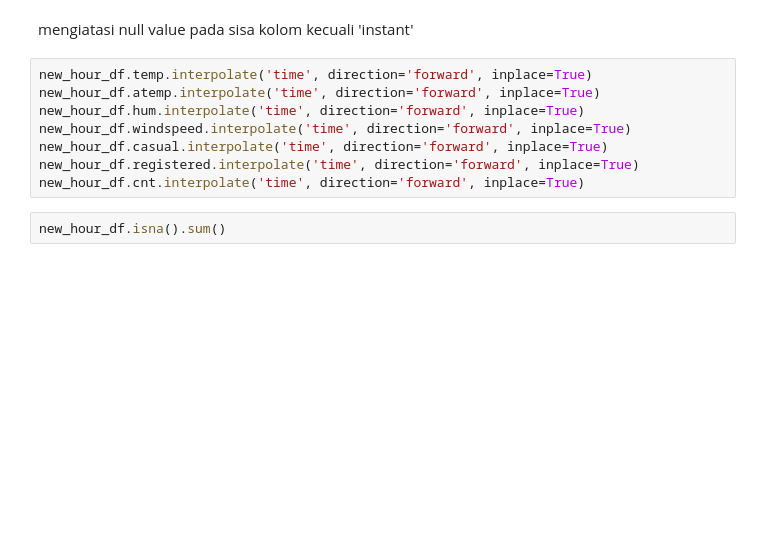
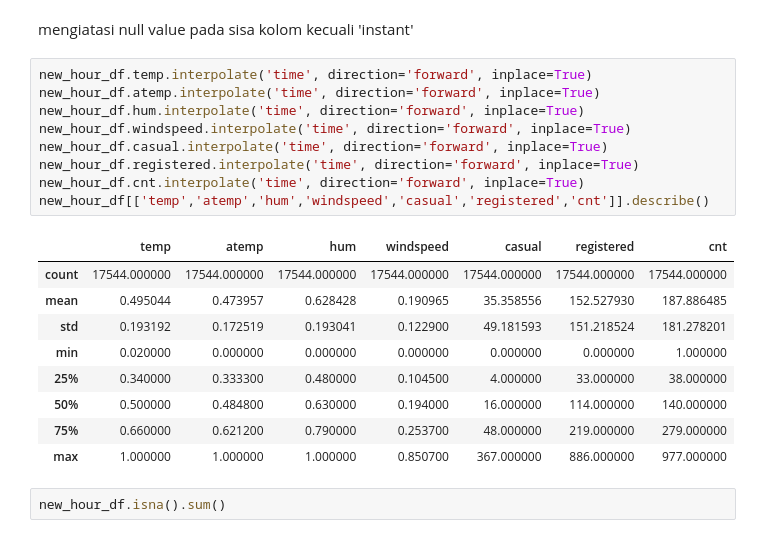
Before and after one commit to yunama47/dashboard-app, a Jupyter notebook: bike-sharing-analysis.ipynb, the cells around one changed output. Drawn from its saved outputs; the diff is of its cells as text; blank space fills up the shorter version.

```diff
--- a/bike-sharing-analysis.ipynb
+++ b/bike-sharing-analysis.ipynb
@@ -259,11 +293,22 @@ mengiatasi null value pada sisa kolom kecuali 'instant'
 # %%
 new_hour_df.temp.interpolate('time', direction='forward', inplace=True)
 new_hour_df.atemp.interpolate('time', direction='forward', inplace=True)
 new_hour_df.hum.interpolate('time', direction='forward', inplace=True)
 new_hour_df.windspeed.interpolate('time', direction='forward', inplace=True)
 new_hour_df.casual.interpolate('time', direction='forward', inplace=True)
 new_hour_df.registered.interpolate('time', direction='forward', inplace=True)
 new_hour_df.cnt.interpolate('time', direction='forward', inplace=True)
+new_hour_df[['temp','atemp','hum','windspeed','casual','registered','cnt']].describe()
+# %% [output]
+|  | temp | atemp | hum | windspeed | casual | registered | cnt |
+| count | 17544.000000 | 17544.000000 | 17544.000000 | 17544.000000 | 17544.000000 | 17544.000000 | 17544.000000 |
+| mean | 0.495044 | 0.473957 | 0.628428 | 0.190965 | 35.358556 | 152.527930 | 187.886485 |
+| std | 0.193192 | 0.172519 | 0.193041 | 0.122900 | 49.181593 | 151.218524 | 181.278201 |
+| min | 0.020000 | 0.000000 | 0.000000 | 0.000000 | 0.000000 | 0.000000 | 1.000000 |
+| 25% | 0.340000 | 0.333300 | 0.480000 | 0.104500 | 4.000000 | 33.000000 | 38.000000 |
+| 50% | 0.500000 | 0.484800 | 0.630000 | 0.194000 | 16.000000 | 114.000000 | 140.000000 |
+| 75% | 0.660000 | 0.621200 | 0.790000 | 0.253700 | 48.000000 | 219.000000 | 279.000000 |
+| max | 1.000000 | 1.000000 | 1.000000 | 0.850700 | 367.000000 | 886.000000 | 977.000000 |
 # %%
 new_hour_df.isna().sum()
 # %% [output]
```
Also changed, not shown: parts of 17 cells of this notebook.
